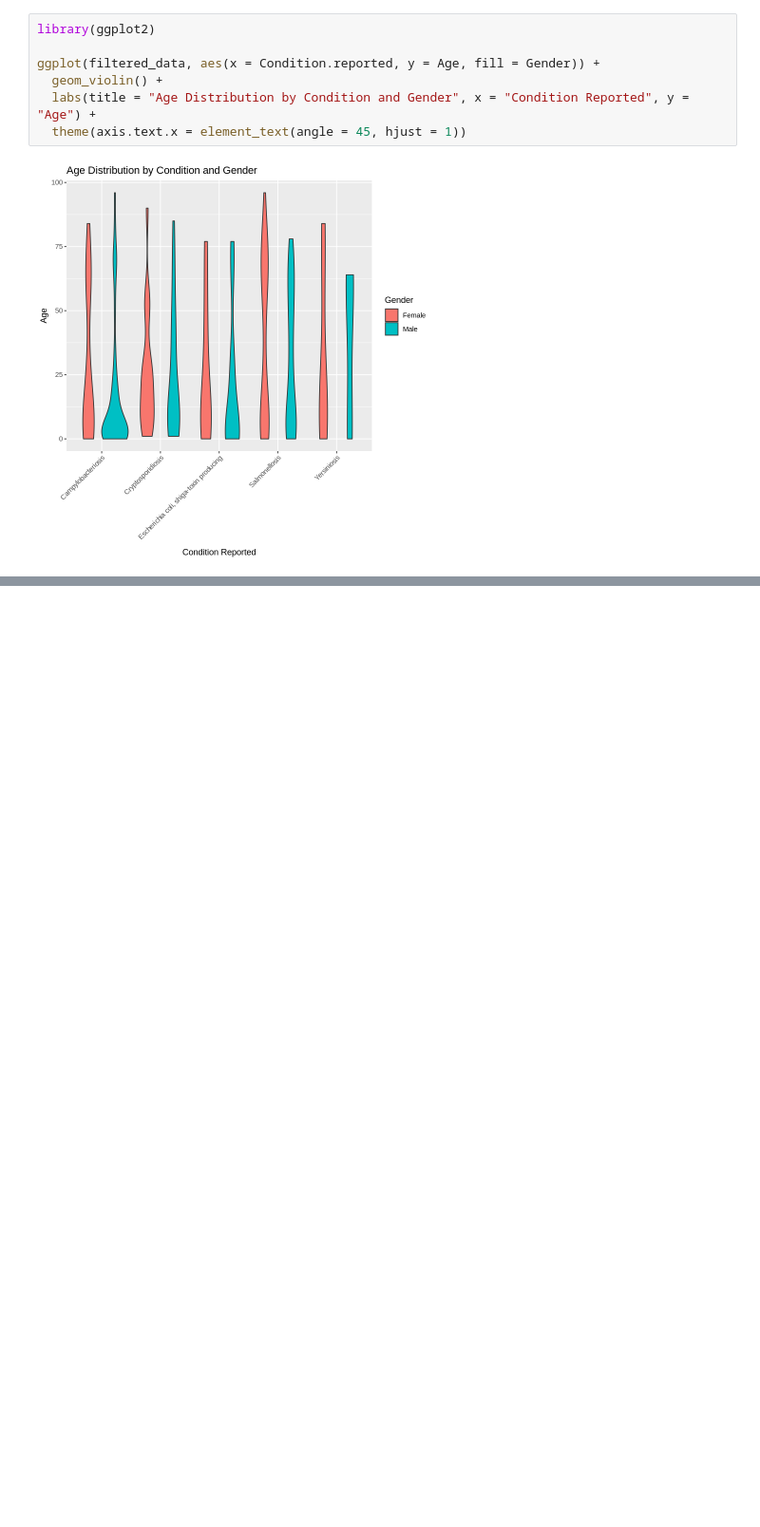
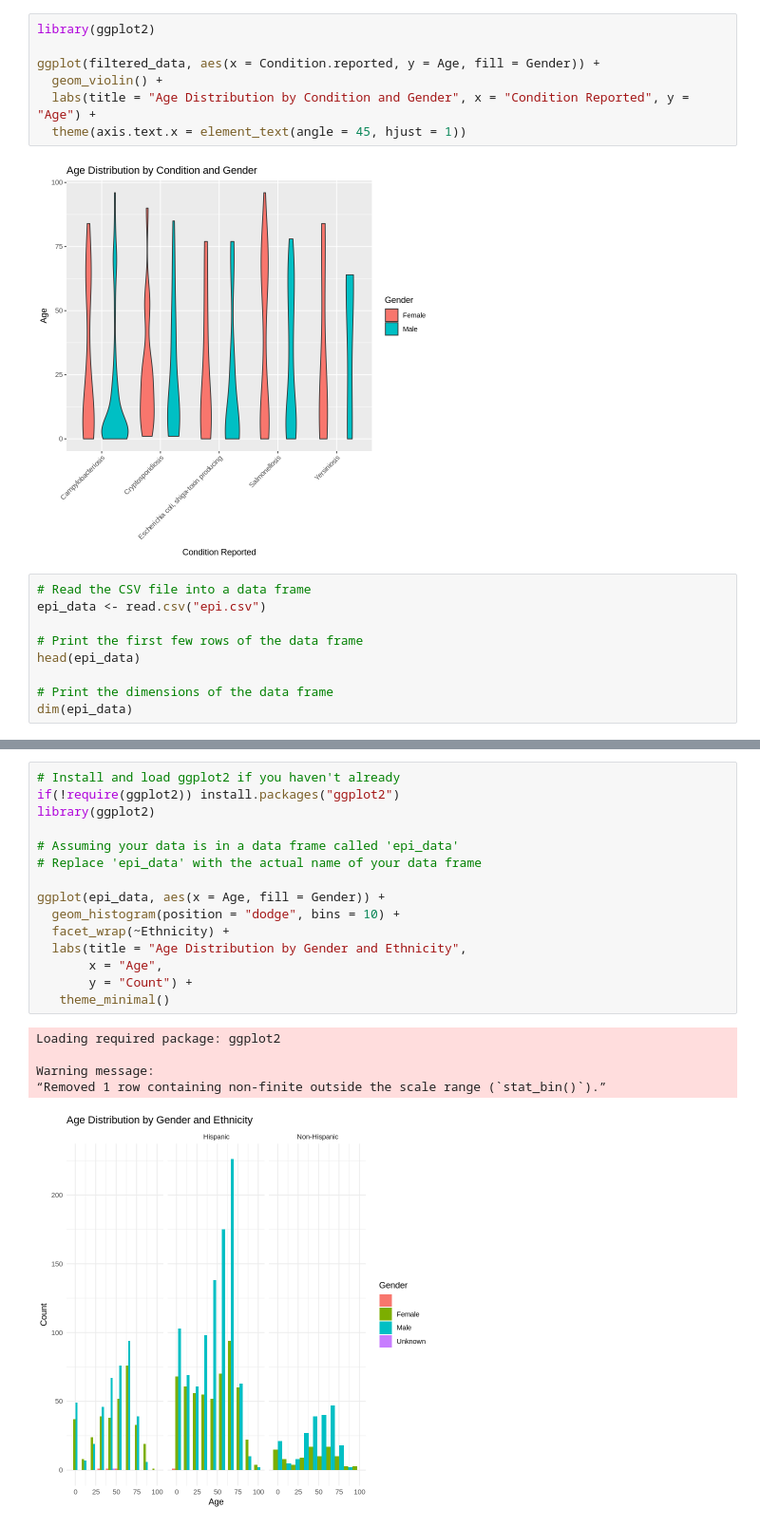
Before and after one commit to asyanez/Class5357, a Jupyter notebook: demo_for_class.ipynb, the cells around one changed output, grey strips where cells are left out. Shown at 95% size. Drawn from its saved outputs; the diff is of its cells as text; blank space fills up the shorter version.

```diff
--- a/demo_for_class.ipynb
+++ b/demo_for_class.ipynb
@@ -182,3 +199,12 @@ ggplot(filtered_data, aes(x = Condition.reported, y = Age, fill = Gender)) +
   theme(axis.text.x = element_text(angle = 45, hjust = 1))
 # %% [output]
 [figure]
+# %%
+# Read the CSV file into a data frame
+epi_data <- read.csv("epi.csv")
+
+# Print the first few rows of the data frame
+head(epi_data)
+
+# Print the dimensions of the data frame
+dim(epi_data)
@@ -184,0 +242,21 @@ ggplot(filtered_data, aes(x = Condition.reported, y = Age, fill = Gender)) +
+# %%
+# Install and load ggplot2 if you haven't already
+if(!require(ggplot2)) install.packages("ggplot2")
+library(ggplot2)
+
+# Assuming your data is in a data frame called 'epi_data'
+# Replace 'epi_data' with the actual name of your data frame
+
+ggplot(epi_data, aes(x = Age, fill = Gender)) +
+  geom_histogram(position = "dodge", bins = 10) +
+  facet_wrap(~Ethnicity) +
+  labs(title = "Age Distribution by Gender and Ethnicity",
+       x = "Age",
+       y = "Count") +
+   theme_minimal()
+# %% [output]
+Loading required package: ggplot2
+
+Warning message:
+“Removed 1 row containing non-finite outside the scale range (`stat_bin()`).”
+[figure, added]
```
Also changed, not shown: parts of 6 cells of this notebook.
